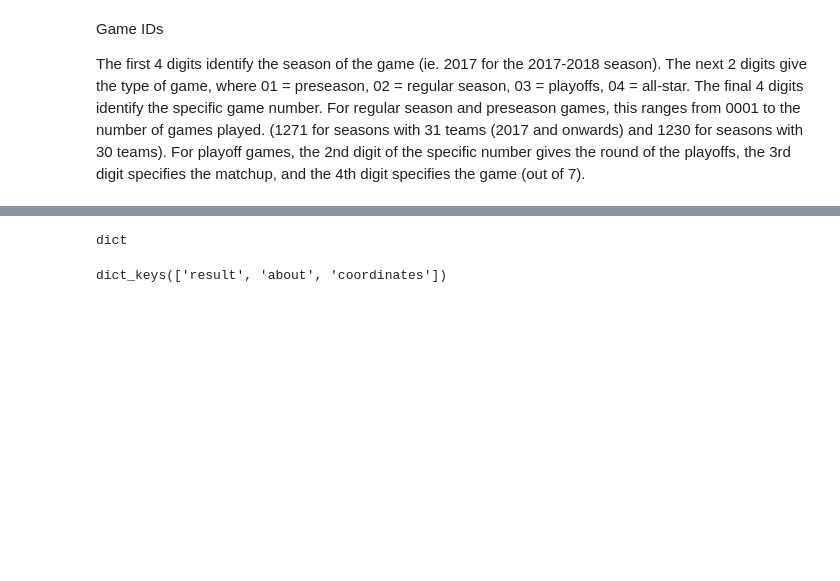
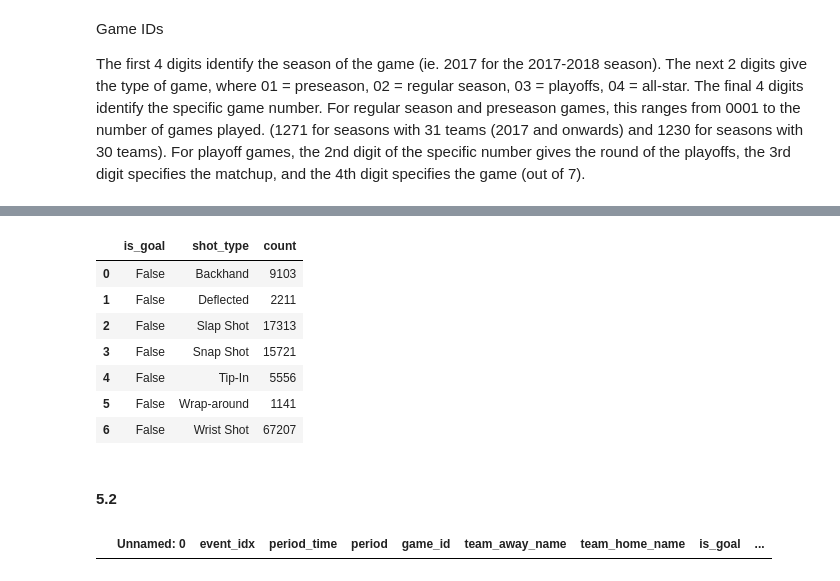
Before and after one commit to mina-parham/IFT6758-Project, a Jupyter notebook: notebooks/Question 1 sample.ipynb, the cells around one changed output, grey strips where cells are left out. Saved outputs shown, nothing was run; the diff lists cells and outputs as text; code cells hidden in the pictures; blank space fills up the shorter version.

```diff
--- a/notebooks/Question 1 sample.ipynb
+++ b/notebooks/Question 1 sample.ipynb
@@ -154,0 +160,15 @@ c = b[0]
+# %%
+shot_goal_2019 = data.groupby(['is_goal','shot_type']).size().to_frame('count')#['event_idx'].count()
+shot_goal_2019 = shot_goal_2019.reset_index()
+shot_goal_2019
+# %% [output]
+|  | is_goal | shot_type | count |
+| 0 | False | Backhand | 9103 |
+| 1 | False | Deflected | 2211 |
+| 2 | False | Slap Shot | 17313 |
+| 3 | False | Snap Shot | 15721 |
+| 4 | False | Tip-In | 5556 |
+| 5 | False | Wrap-around | 1141 |
+| 6 | False | Wrist Shot | 67207 |
+# %% [markdown]
+#### 5.2
@@ -155,8 +177,3 @@ c = b[0]
 # %%
-type(c)
 # %% [output]
-dict
+|  | Unnamed: 0 | event_idx | period_time | period | game_id | team_away_name | team_home_name | is_goal | ... |
-# %%
-c.keys()
-# %% [output]
-dict_keys(['result', 'about', 'coordinates'])
```
Also changed, not shown: parts of 28 cells of this notebook.
